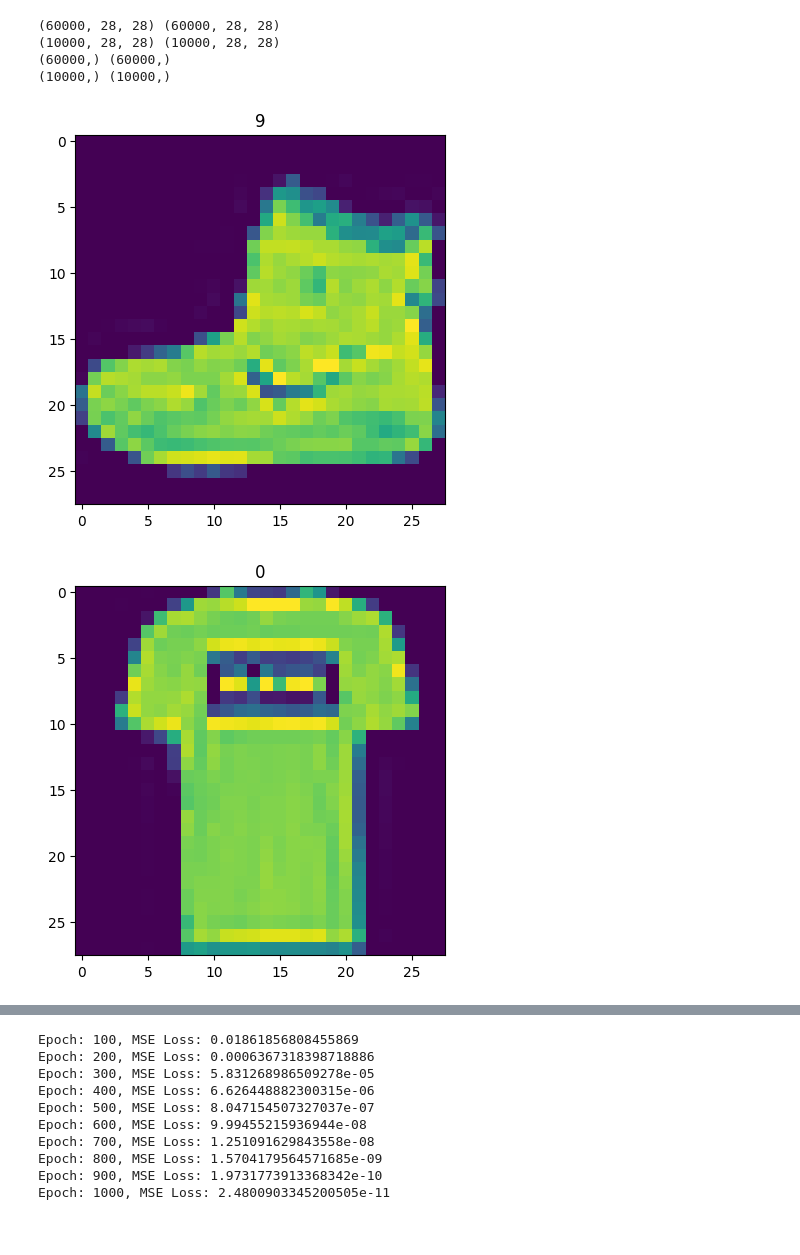
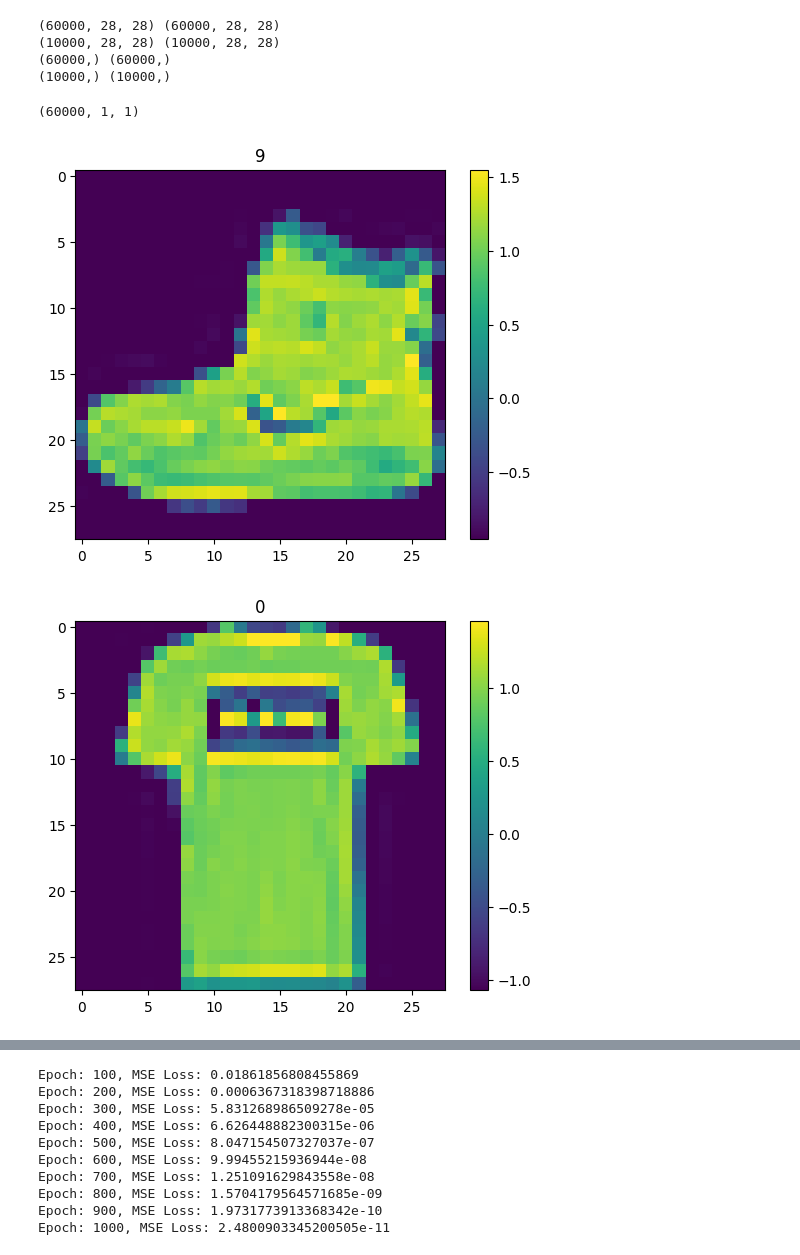
Before and after one commit to rmsValue9232/DA6401_assignment_1, a Jupyter notebook: test.ipynb, the cells around one changed output, grey strips where cells are left out. Saved outputs shown, nothing was run; the diff lists cells and outputs as text; code cells hidden in the pictures.

```diff
--- a/test.ipynb
+++ b/test.ipynb
@@ -16,15 +16,25 @@ print(y_test.shape, (10000,))
 (10000, 28, 28) (10000, 28, 28)
 (60000,) (60000,)
 (10000,) (10000,)
+# %%
+z = np.mean(x_train, axis=(1,2), keepdims=True)
+z.shape
+# %% [output]
+(60000, 1, 1)
+# %%
+normalizedX_train = (x_train - np.mean(x_train, axis=(1,2), keepdims=True))/np.std(x_train, axis=(1,2), keepdims=True)
 # %%
 i = 0
-for x in zip(x_train, y_train):
-    if i == 2:
-        break
-    plt.imshow(x[0])
-    plt.title(x[1])
-    plt.show()
+hasAppeared = set(range(10))
+for x in zip(normalizedX_train, y_train):
+    if x[1] in hasAppeared:
+        plt.imshow(x[0])
+        plt.title(x[1])
+        hasAppeared.remove(x[1])
+        plt.colorbar()
+        plt.show()
+
     i += 1
 # %% [output]
-[figure, old version]
+[figure, new version]
-[figure, old version]
+[figure, new version]
```
Also changed, not shown: parts of 1 cell of this notebook, 2 other files.
